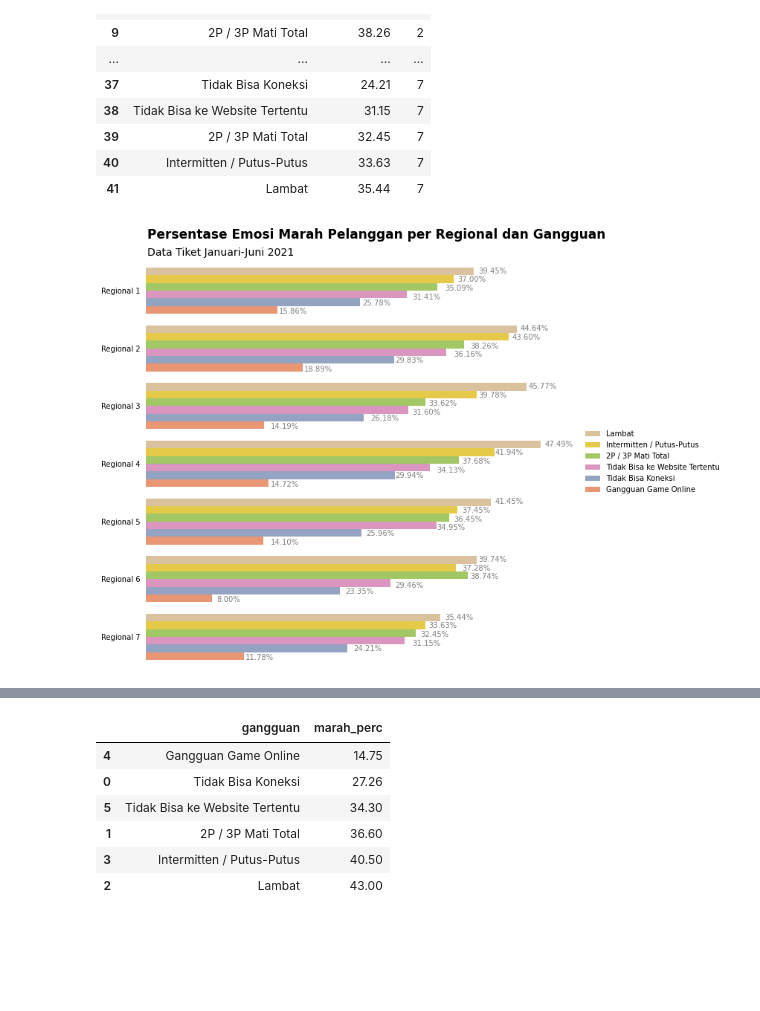
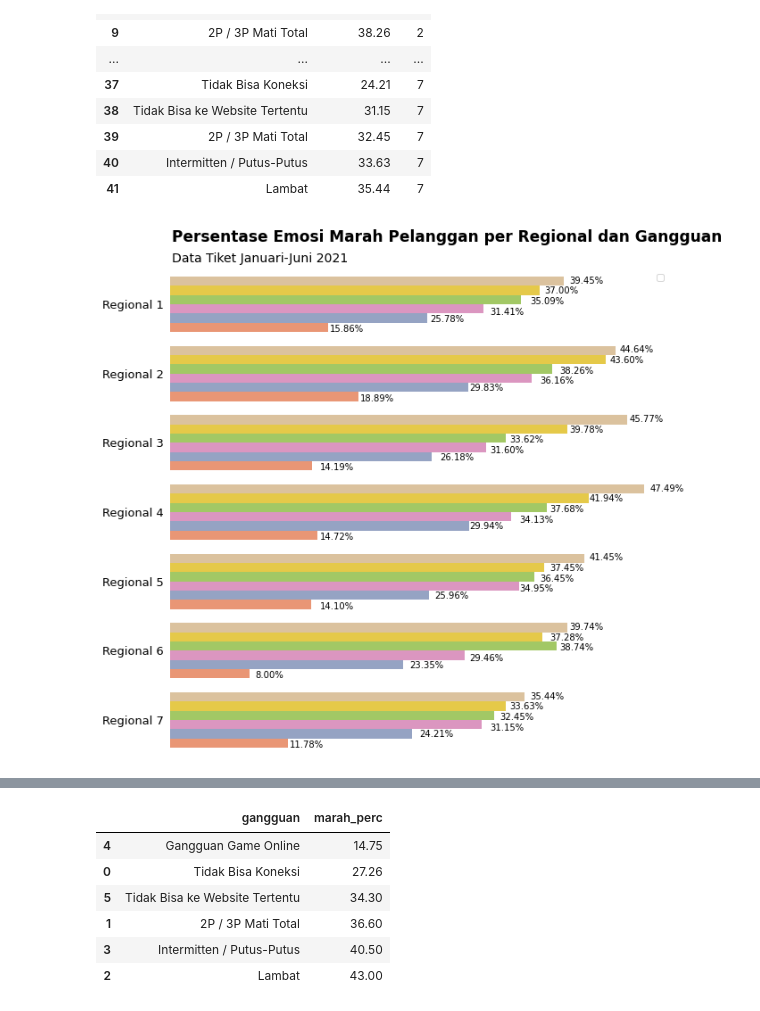
Before and after one commit to jafar-shodiq/complete-proj, a Jupyter notebook: 2021/07/internship-telkom-data-scientist/ticket/notebook03-gangguan.ipynb, the cells around one changed output, grey strips where cells are left out. Cells and saved outputs as stored; diff of their text form; code cells hidden in the pictures; blank space fills up the shorter version.

```diff
--- a/2021/07/internship-telkom-data-scientist/ticket/notebook03-gangguan.ipynb
+++ b/2021/07/internship-telkom-data-scientist/ticket/notebook03-gangguan.ipynb
@@ -204,83 +204,85 @@ sns.barplot(ax=ax, data=df_conc.sort_values('marah_perc', ascending=False),
 ax.xaxis.tick_top()
 ax.set_xlabel('')
 ax.set_ylabel('')
-ax.set_yticklabels(['Regional 1', 'Regional 2', 'Regional 3', 'Regional 4', 'Regional 5', 'Regional 6', 'Regional 7'])
+ax.set_yticklabels(['Regional 1', 'Regional 2', 'Regional 3', 'Regional 4', 'Regional 5', 'Regional 6', 'Regional 7'],
+                   fontsize=13)
 ax.set_xticks([])
 # ax.text(x=19.3, y=-0.65, s='20%', alpha=0.5)
 # ax.text(x=39.3, y=-0.65, s='40%', alpha=0.5)
 # ax.text(x=44.3, y=-0.65, s='45%', alpha=0.5)
 
 ax.tick_params(axis='x', colors='grey')
 ax.tick_params(top=False, left=False)
 
 for loc in ['top', 'right', 'bottom', 'left']:
     ax.spines[loc].set_visible(False)
 
-ax.legend(frameon=False, bbox_to_anchor=(1.4, 0.6))
+# ax.legend(frameon=False, bbox_to_anchor=(1.05, 0.6), fontsize='x-large')
+ax.legend([])
 # ax.axvline(x=20, color='grey', alpha=0.15)
 # ax.axvline(x=40, color='grey', alpha=0.15)
 # ax.axvline(x=45, color='grey', alpha=0.15)
 
 ax.text(x=0.2, y=-0.9, s='Persentase Emosi Marah Pelanggan per Regional dan Gangguan', weight='bold', size=17)
 ax.text(x=0.2, y=-0.6, s='Data Tiket Januari-Juni 2021', size=14)
 
 # Annotate lambat
-ax.text(x=40, y=-0.3, s='39.45%', alpha=0.5)
-ax.text(x=45, y=0.7, s='44.64%', alpha=0.5)
-ax.text(x=46, y=1.7, s='45.77%', alpha=0.5)
-ax.text(x=48, y=2.7, s='47.49%', alpha=0.5)
-ax.text(x=42, y=3.7, s='41.45%', alpha=0.5)
-ax.text(x=40, y=4.7, s='39.74%', alpha=0.5)
-ax.text(x=36, y=5.7, s='35.44%', alpha=0.5)
+ax.text(x=40, y=-0.3, s='39.45%')
+ax.text(x=45, y=0.7, s='44.64%')
+ax.text(x=46, y=1.7, s='45.77%')
+ax.text(x=48, y=2.7, s='47.49%')
+ax.text(x=42, y=3.7, s='41.45%')
+ax.text(x=40, y=4.7, s='39.74%')
+ax.text(x=36, y=5.7, s='35.44%')
 
 # Annotate Intermitten / Putus-Putus
-ax.text(x=37.5, y=-0.15, s='37.00%', alpha=0.5)
-ax.text(x=44, y=0.85, s='43.60%', alpha=0.5)
-ax.text(x=40, y=1.85, s='39.78%', alpha=0.5)
-ax.text(x=42, y=2.85, s='41.94%', alpha=0.5)
-ax.text(x=38, y=3.85, s='37.45%', alpha=0.5)
-ax.text(x=38, y=4.85, s='37.28%', alpha=0.5)
-ax.text(x=34, y=5.85, s='33.63%', alpha=0.5)
+ax.text(x=37.5, y=-0.15, s='37.00%')
+ax.text(x=44, y=0.85, s='43.60%')
+ax.text(x=40, y=1.85, s='39.78%')
+ax.text(x=42, y=2.85, s='41.94%')
+ax.text(x=38, y=3.85, s='37.45%')
+ax.text(x=38, y=4.85, s='37.28%')
+ax.text(x=34, y=5.85, s='33.63%')
 
 # Annotate 2P / 3P Mati Total
-ax.text(x=36, y=0, s='35.09%', alpha=0.5)
-ax.text(x=39, y=1, s='38.26%', alpha=0.5)
-ax.text(x=34, y=2, s='33.62%', alpha=0.5)
-ax.text(x=38, y=3, s='37.68%', alpha=0.5)
-ax.text(x=37, y=4, s='36.45%', alpha=0.5)
-ax.text(x=39, y=5, s='38.74%', alpha=0.5)
-ax.text(x=33, y=6, s='32.45%', alpha=0.5)
+ax.text(x=36, y=0, s='35.09%')
+ax.text(x=39, y=1, s='38.26%')
+ax.text(x=34, y=2, s='33.62%')
+ax.text(x=38, y=3, s='37.68%')
+ax.text(x=37, y=4, s='36.45%')
+ax.text(x=39, y=5, s='38.74%')
+ax.text(x=33, y=6, s='32.45%')
 
 # Annotate Tidak Bisa ke Website Tertentu
-ax.text(x=32, y=0.15, s='31.41%', alpha=0.5)
-ax.text(x=37, y=1.15, s='36.16%', alpha=0.5)
-ax.text(x=32, y=2.15, s='31.60%', alpha=0.5)
-ax.text(x=35, y=3.15, s='34.13%', alpha=0.5)
-ax.text(x=35, y=4.15, s='34.95%', alpha=0.5)
-ax.text(x=30, y=5.15, s='29.46%', alpha=0.5)
-ax.text(x=32, y=6.15, s='31.15%', alpha=0.5)
+ax.text(x=32, y=0.15, s='31.41%')
+ax.text(x=37, y=1.15, s='36.16%')
+ax.text(x=32, y=2.15, s='31.60%')
+ax.text(x=35, y=3.15, s='34.13%')
+ax.text(x=35, y=4.15, s='34.95%')
+ax.text(x=30, y=5.15, s='29.46%')
+ax.text(x=32, y=6.15, s='31.15%')
 
 # Annotate Tidak Bisa Koneksi
-ax.text(x=26, y=0.25, s='25.78%', alpha=0.5)
-ax.text(x=30, y=1.25, s='29.83%', alpha=0.5)
-ax.text(x=27, y=2.25, s='26.18%', alpha=0.5)
-ax.text(x=30, y=3.25, s='29.94%', alpha=0.5)
-ax.text(x=26.5, y=4.25, s='25.96%', alpha=0.5)
-ax.text(x=24, y=5.25, s='23.35%', alpha=0.5)
-ax.text(x=25, y=6.25, s='24.21%', alpha=0.5)
+ax.text(x=26, y=0.25, s='25.78%')
+ax.text(x=30, y=1.25, s='29.83%')
+ax.text(x=27, y=2.25, s='26.18%')
+ax.text(x=30, y=3.25, s='29.94%')
+ax.text(x=26.5, y=4.25, s='25.96%')
+ax.text(x=24, y=5.25, s='23.35%')
+ax.text(x=25, y=6.25, s='24.21%')
 
 # Annotate Tidak Bisa Koneksi
-ax.text(x=16, y=0.4, s='15.86%', alpha=0.5)
-ax.text(x=19, y=1.4, s='18.89%', alpha=0.5)
-ax.text(x=15, y=2.4, s='14.19%', alpha=0.5)
-ax.text(x=15, y=3.4, s='14.72%', alpha=0.5)
-ax.text(x=15, y=4.4, s='14.10%', alpha=0.5)
-ax.text(x=8.5, y=5.4, s='8.00%', alpha=0.5)
-ax.text(x=12, y=6.4, s='11.78%', alpha=0.5)
+ax.text(x=16, y=0.4, s='15.86%')
+ax.text(x=19, y=1.4, s='18.89%')
+ax.text(x=15, y=2.4, s='14.19%')
+ax.text(x=15, y=3.4, s='14.72%')
+ax.text(x=15, y=4.4, s='14.10%')
+ax.text(x=8.5, y=5.4, s='8.00%')
+ax.text(x=12, y=6.4, s='11.78%')
 
 plt.show();
 # %% [output]
-[figure, old version]
+[figure, new version]
 # %%
 fig, ax = plt.subplots(nrows=1, ncols=1, figsize=(10, 10))
 
```
Also changed, not shown: parts of 51 cells of this notebook, 36 other files.
